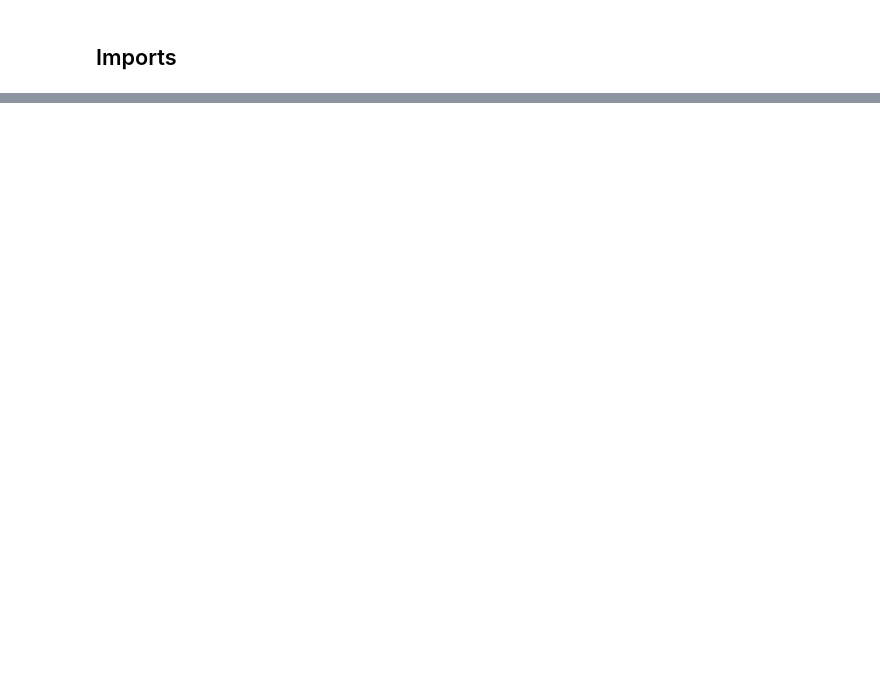
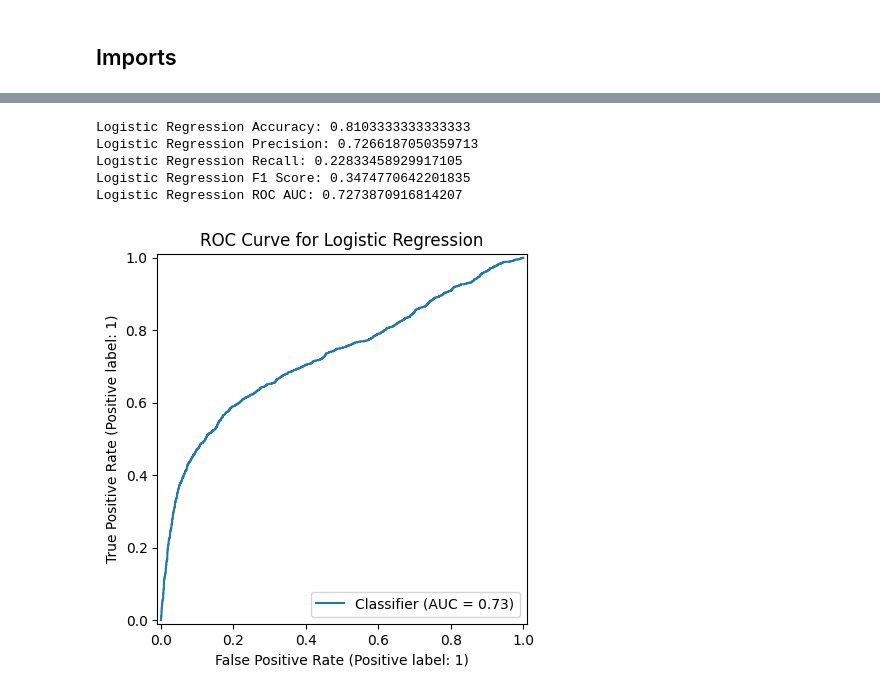
Before and after one commit to rrrexrr/Credit-Card-Default-Prediction, a Jupyter notebook: credit_default_analysis.ipynb, the cells around one changed output, grey strips where cells are left out. Cells and saved outputs as stored; diff of their text form; code cells hidden in the pictures; blank space fills up the shorter version.

```diff
--- a/credit_default_analysis.ipynb
+++ b/credit_default_analysis.ipynb
@@ -1699,0 +282,7 @@ Confusion matrix [[TN, FP], [FN, TP]]:
+# %%
+preprocessor = ColumnTransformer([
+    ("num", numeric_transformer, numeric_features),
+    ("cat", categorical_transformer, categorical_features)
+])
+
+preprocessor
@@ -1699,0 +315,14 @@ Confusion matrix [[TN, FP], [FN, TP]]:
+# %%
+baseline_pipeline = Pipeline([
+    ("preprocessor", preprocessor),
+    ("model", DummyClassifier(strategy="most_frequent"))
+])
+
+baseline_pipeline.fit(X_train, y_train)
+
+y_pred_baseline = baseline_pipeline.predict(X_test)
+
+print("Baseline Accuracy:", accuracy_score(y_test, y_pred_baseline))
+print("Baseline Precision:", precision_score(y_test, y_pred_baseline, zero_division=0))
+print("Baseline Recall:", recall_score(y_test, y_pred_baseline, zero_division=0))
+print("Baseline F1 Score:", f1_score(y_test, y_pred_baseline, zero_division=0))
@@ -1699,0 +345,28 @@ Confusion matrix [[TN, FP], [FN, TP]]:
+# %%
+logreg_pipeline = Pipeline([
+    ("preprocessor", preprocessor),
+    ("model", LogisticRegression(max_iter=1000))
+])
+
+logreg_pipeline.fit(X_train, y_train)
+
+y_pred_logreg = logreg_pipeline.predict(X_test)
+y_prob_logreg = logreg_pipeline.predict_proba(X_test)[:, 1]
+
+print("Logistic Regression Accuracy:", accuracy_score(y_test, y_pred_logreg))
+print("Logistic Regression Precision:", precision_score(y_test, y_pred_logreg, zero_division=0))
+print("Logistic Regression Recall:", recall_score(y_test, y_pred_logreg, zero_division=0))
+print("Logistic Regression F1 Score:", f1_score(y_test, y_pred_logreg, zero_division=0))
+print("Logistic Regression ROC AUC:", roc_auc_score(y_test, y_prob_logreg))
+# %% [output]
+Logistic Regression Accuracy: 0.8103333333333333
+Logistic Regression Precision: 0.7266187050359713
+Logistic Regression Recall: 0.22833458929917105
+Logistic Regression F1 Score: 0.3474770642201835
+Logistic Regression ROC AUC: 0.7273870916814207
+# %%
+RocCurveDisplay.from_predictions(y_test, y_prob_logreg)
+plt.title("ROC Curve for Logistic Regression")
+plt.show()
+# %% [output]
+[figure, added]
```
Also changed, not shown: parts of 222 cells of this notebook.
